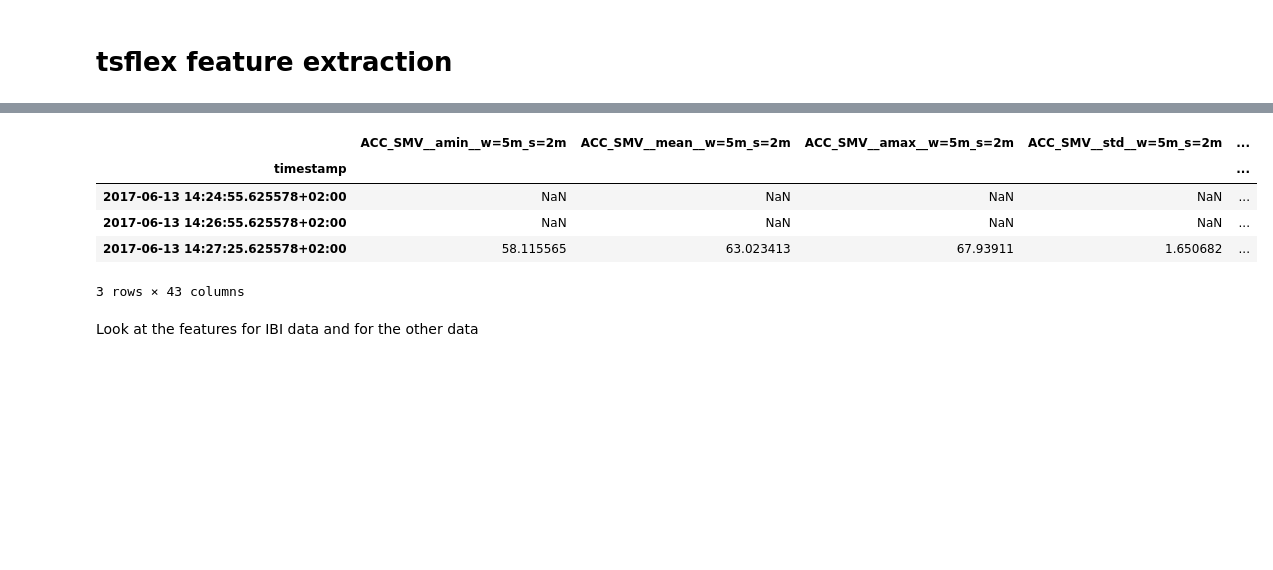
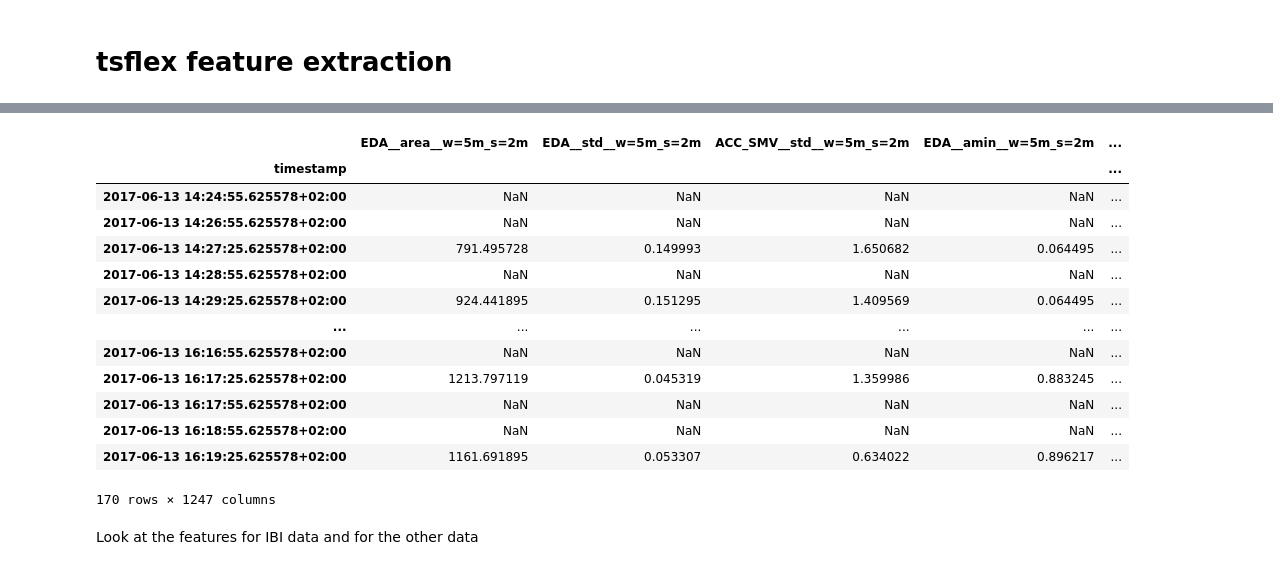
Before and after one commit to predict-idlab/tsflex, a Jupyter notebook: examples/tsflex_paper.ipynb, the cells around one changed output, grey strips where cells are left out. Saved outputs shown, nothing was run; the diff lists cells and outputs as text; code cells hidden in the pictures; blank space fills up the shorter version.

```diff
--- a/examples/tsflex_paper.ipynb
+++ b/examples/tsflex_paper.ipynb
@@ -135,19 +135,19 @@ plt.tight_layout()
 # tsflex feature extraction
 # %%
 from tsflex.features import MultipleFeatureDescriptors, FeatureCollection, FuncWrapper
-from typing import Tuple
 from tsflex.features.utils import make_robust
+from tsflex.features.integrations import tsfresh_settings_wrapper
 
 # Import / create the feature functions
-from scipy.stats import skew, pearsonr
+from scipy.stats import skew
+from tsfresh.feature_extraction import EfficientFCParameters
 
-def absarea(sig: np.ndarray) -> float:
+def area(sig: np.ndarray) -> float:
     return np.sum(np.abs(sig))
 
-def correlation(sig1: np.ndarray, sig2: np.ndarray) -> Tuple[float, float]:
-    min_l = min(len(sig1), len(sig2))
-    r, p = pearsonr(sig1[:min_l], sig2[:min_l])
-    return r, p
+spectral_features = tsfresh_settings_wrapper(
+    {key: EfficientFCParameters()[key] for key in ["fft_coefficient", "fft_aggregated"]}
+)
 
 # Create the feature descriptors
 general_feats = MultipleFeatureDescriptors(
@@ -156,23 +156,17 @@ general_feats = MultipleFeatureDescriptors(
         windows=["5min", "2.5min"], strides="2min",
 )
 eda_feats = MultipleFeatureDescriptors(
-        functions=[skew, absarea], series_names="EDA",
+        functions= spectral_features + [skew, area], series_names="EDA",
         windows=["7.5min", "5min", "2.5min"], strides="2min",
 )
 ibi_feats = MultipleFeatureDescriptors(
     functions= [make_robust(f) for f in [np.min, np.max, np.mean, np.std]] + [len],
-    series_names="IBI",  windows="5min", strides="2min"
-)
-corr_feats = MultipleFeatureDescriptors(
-    functions=FuncWrapper(correlation, output_names=["corr_coef", "corr_p_value"]),
-    series_names=[tuple(["ACC_SMV", "EDA"]), tuple(["EDA", "TMP"])],
-    windows=["10min", '5min'],
-    strides="2min",
+    series_names="IBI", windows="5min", strides="2min"
 )
 
 # Create the feature collection
 feature_collection = FeatureCollection(
-    feature_descriptors=[general_feats, eda_feats, ibi_feats, corr_feats]
+    feature_descriptors=[general_feats, eda_feats, ibi_feats]
 )
 feature_collection
 # %% [output]
@@ -196,14 +190,22 @@ ACC_SMV: (
 # %%
 # Calculate the features
 features_df = feature_collection.calculate(out_data, return_df=True, approve_sparsity=True)
-features_df.head(3)
+features_df
 # %% [output]
-|  | ACC_SMV__amin__w=5m_s=2m | ACC_SMV__mean__w=5m_s=2m | ACC_SMV__amax__w=5m_s=2m | ACC_SMV__std__w=5m_s=2m | ... |
+|  | EDA__area__w=5m_s=2m | EDA__std__w=5m_s=2m | ACC_SMV__std__w=5m_s=2m | EDA__amin__w=5m_s=2m | ... |
 | timestamp |  |  |  |  | ... |
 | 2017-06-13 14:24:55.625578+02:00 | NaN | NaN | NaN | NaN | ... |
 | 2017-06-13 14:26:55.625578+02:00 | NaN | NaN | NaN | NaN | ... |
-| 2017-06-13 14:27:25.625578+02:00 | 58.115565 | 63.023413 | 67.93911 | 1.650682 | ... |
+| 2017-06-13 14:27:25.625578+02:00 | 791.495728 | 0.149993 | 1.650682 | 0.064495 | ... |
+| 2017-06-13 14:28:55.625578+02:00 | NaN | NaN | NaN | NaN | ... |
+| 2017-06-13 14:29:25.625578+02:00 | 924.441895 | 0.151295 | 1.409569 | 0.064495 | ... |
+| ... | ... | ... | ... | ... | ... |
+| 2017-06-13 16:16:55.625578+02:00 | NaN | NaN | NaN | NaN | ... |
+| 2017-06-13 16:17:25.625578+02:00 | 1213.797119 | 0.045319 | 1.359986 | 0.883245 | ... |
+| 2017-06-13 16:17:55.625578+02:00 | NaN | NaN | NaN | NaN | ... |
+| 2017-06-13 16:18:55.625578+02:00 | NaN | NaN | NaN | NaN | ... |
+| 2017-06-13 16:19:25.625578+02:00 | 1161.691895 | 0.053307 | 0.634022 | 0.896217 | ... |
-3 rows × 43 columns
+170 rows × 1247 columns
 # %% [markdown]
 Look at the features for IBI data and for the other data
 # %%
```
Also changed, not shown: parts of 7 cells of this notebook.
